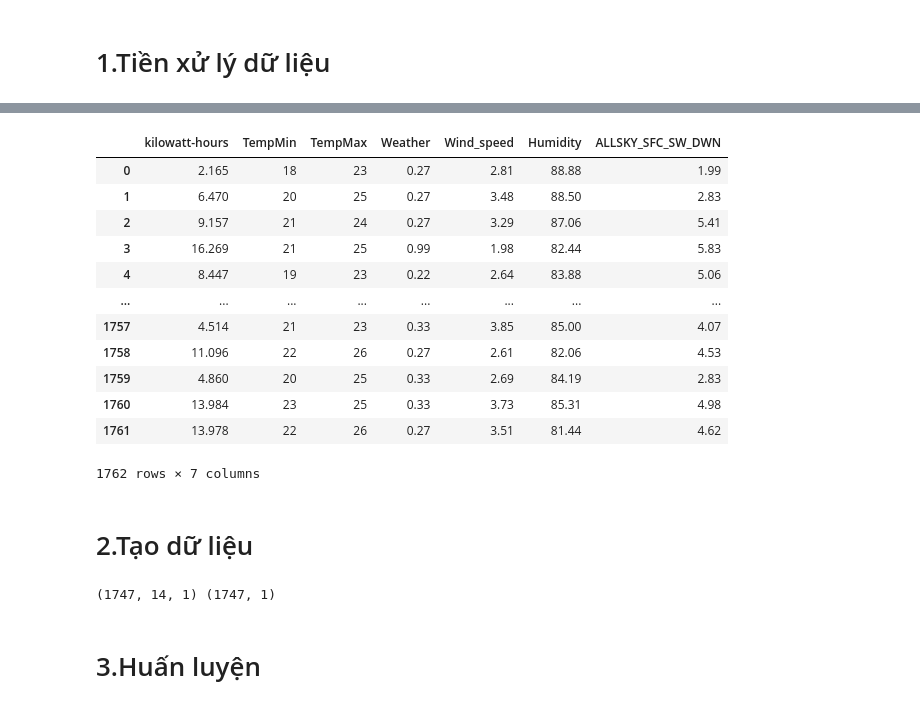
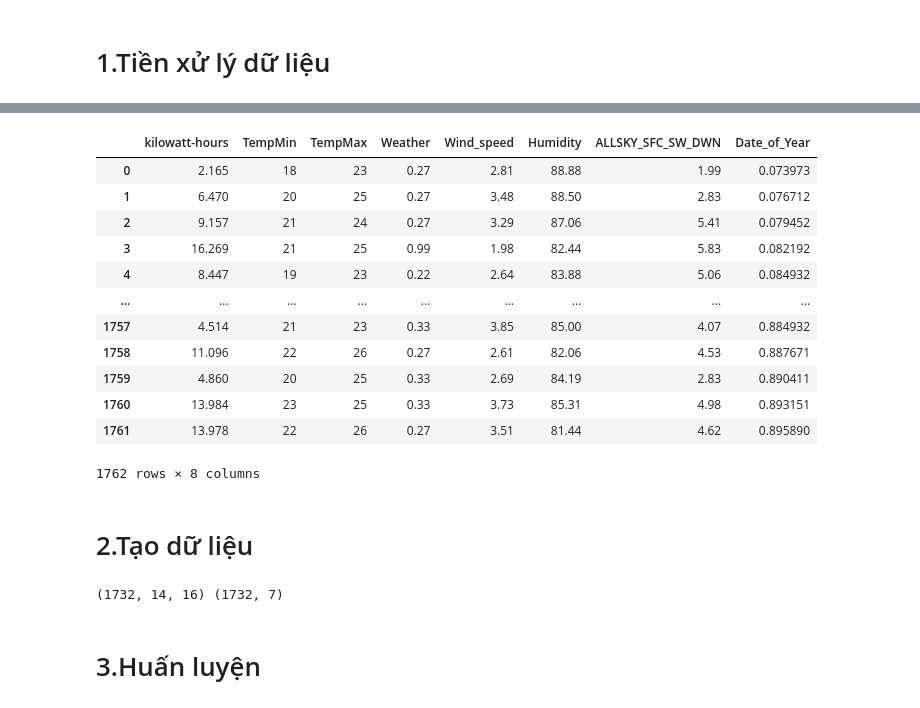
Before and after one commit to Luanho20092002/NCKH_SolarSystem, a Jupyter notebook: test.ipynb, the cells around one changed output, grey strips where cells are left out. Cells and saved outputs as stored; diff of their text form; code cells hidden in the pictures.

```diff
--- a/test.ipynb
+++ b/test.ipynb
@@ -50,37 +100,41 @@ df
 # %%
-weather = {'Patchy rain possible': 0.27,
-           'Sunny': 0.99,
-           'Moderate rain at times': 0.22,
-           'Overcast': 0.5,
-           'Partly cloudy': 0.67,
-           'Cloudy': 0.56,
-           'Heavy rain at times': 0.16,
-           'Moderate or heavy rain shower': 0.11,
-           'Light rain shower': 0.33,
-           'Mist': 0.44,
-           'Patchy light rain with thunder': 0.24,
-           'Thundery outbreaks possible': 0.31,
-           'Patchy light drizzle': 0.39,
-           'Torrential rain shower': 0.01
-}
+# weather = {'Patchy rain possible': 0.27,
+#            'Sunny': 0.99,
+#            'Moderate rain at times': 0.22,
+#            'Overcast': 0.5,
+#            'Partly cloudy': 0.67,
+#            'Cloudy': 0.56,
+#            'Heavy rain at times': 0.16,
+#            'Moderate or heavy rain shower': 0.11,
+#            'Light rain shower': 0.33,
+#            'Mist': 0.44,
+#            'Patchy light rain with thunder': 0.24,
+#            'Thundery outbreaks possible': 0.31,
+#            'Patchy light drizzle': 0.39,
+#            'Torrential rain shower': 0.01
+# }
 
-df['Weather'] = df['Weather'].map(weather)
-df = df.drop(columns=["Date"], axis=1)
-df
+# df['Weather'] = df['Weather'].map(weather)
-# %% [output]
-|  | kilowatt-hours | TempMin | TempMax | Weather | Wind_speed | Humidity | ALLSKY_SFC_SW_DWN |
-| 0 | 2.165 | 18 | 23 | 0.27 | 2.81 | 88.88 | 1.99 |
-| 1 | 6.470 | 20 | 25 | 0.27 | 3.48 | 88.50 | 2.83 |
-| 2 | 9.157 | 21 | 24 | 0.27 | 3.29 | 87.06 | 5.41 |
-| 3 | 16.269 | 21 | 25 | 0.99 | 1.98 | 82.44 | 5.83 |
-| 4 | 8.447 | 19 | 23 | 0.22 | 2.64 | 83.88 | 5.06 |
-| ... | ... | ... | ... | ... | ... | ... | ... |
-| 1757 | 4.514 | 21 | 23 | 0.33 | 3.85 | 85.00 | 4.07 |
-| 1758 | 11.096 | 22 | 26 | 0.27 | 2.61 | 82.06 | 4.53 |
-| 1759 | 4.860 | 20 | 25 | 0.33 | 2.69 | 84.19 | 2.83 |
-| 1760 | 13.984 | 23 | 25 | 0.33 | 3.73 | 85.31 | 4.98 |
-| 1761 | 13.978 | 22 | 26 | 0.27 | 3.51 | 81.44 | 4.62 |
-1762 rows × 7 columns
+# %%
+df["Date"] = pd.to_datetime(df["Date"])
+df["Date_of_Year"] = df["Date"].dt.dayofyear
+df['Date_of_Year'] = (df['Date_of_Year'] - 1) / (366 - 1)
+df = df.drop(columns=["Date"], axis=1)
+df
+# %% [output]
+|  | kilowatt-hours | TempMin | TempMax | Weather | Wind_speed | Humidity | ALLSKY_SFC_SW_DWN | Date_of_Year |
+| 0 | 2.165 | 18 | 23 | 0.27 | 2.81 | 88.88 | 1.99 | 0.073973 |
+| 1 | 6.470 | 20 | 25 | 0.27 | 3.48 | 88.50 | 2.83 | 0.076712 |
+| 2 | 9.157 | 21 | 24 | 0.27 | 3.29 | 87.06 | 5.41 | 0.079452 |
+| 3 | 16.269 | 21 | 25 | 0.99 | 1.98 | 82.44 | 5.83 | 0.082192 |
+| 4 | 8.447 | 19 | 23 | 0.22 | 2.64 | 83.88 | 5.06 | 0.084932 |
+| ... | ... | ... | ... | ... | ... | ... | ... | ... |
+| 1757 | 4.514 | 21 | 23 | 0.33 | 3.85 | 85.00 | 4.07 | 0.884932 |
+| 1758 | 11.096 | 22 | 26 | 0.27 | 2.61 | 82.06 | 4.53 | 0.887671 |
+| 1759 | 4.860 | 20 | 25 | 0.33 | 2.69 | 84.19 | 2.83 | 0.890411 |
+| 1760 | 13.984 | 23 | 25 | 0.33 | 3.73 | 85.31 | 4.98 | 0.893151 |
+| 1761 | 13.978 | 22 | 26 | 0.27 | 3.51 | 81.44 | 4.62 | 0.895890 |
+1762 rows × 8 columns
 # %% [markdown]
 # 2.Tạo dữ liệu
 # %%
@@ -90,19 +144,19 @@ X = []
 y = []
 
 n = 14
-m = 1
+m = 7
 
-dataframe = df.values
+dataframe = data_dummies.values
 for i in range(len(dataframe) - (m + n)):
-    X.append(dataframe[i:i+n, 0:1])
-    y.append(dataframe[i+n:i+n+m, 0])
+    X.append(dataframe[i:i+n])
+    y.append(dataframe[i+n:i+n+m, 2])
 X = np.array(X)
 y = np.array(y)
 
 print(X.shape, y.shape)
 X_train, X_test, y_train, y_test = train_test_split(X, y, test_size=0.2, random_state=42)
 # %% [output]
-(1747, 14, 1) (1747, 1)
+(1732, 14, 16) (1732, 7)
 # %% [markdown]
 # 3.Huấn luyện
 # %% [markdown]
```
Also changed, not shown: parts of 9 cells of this notebook.
